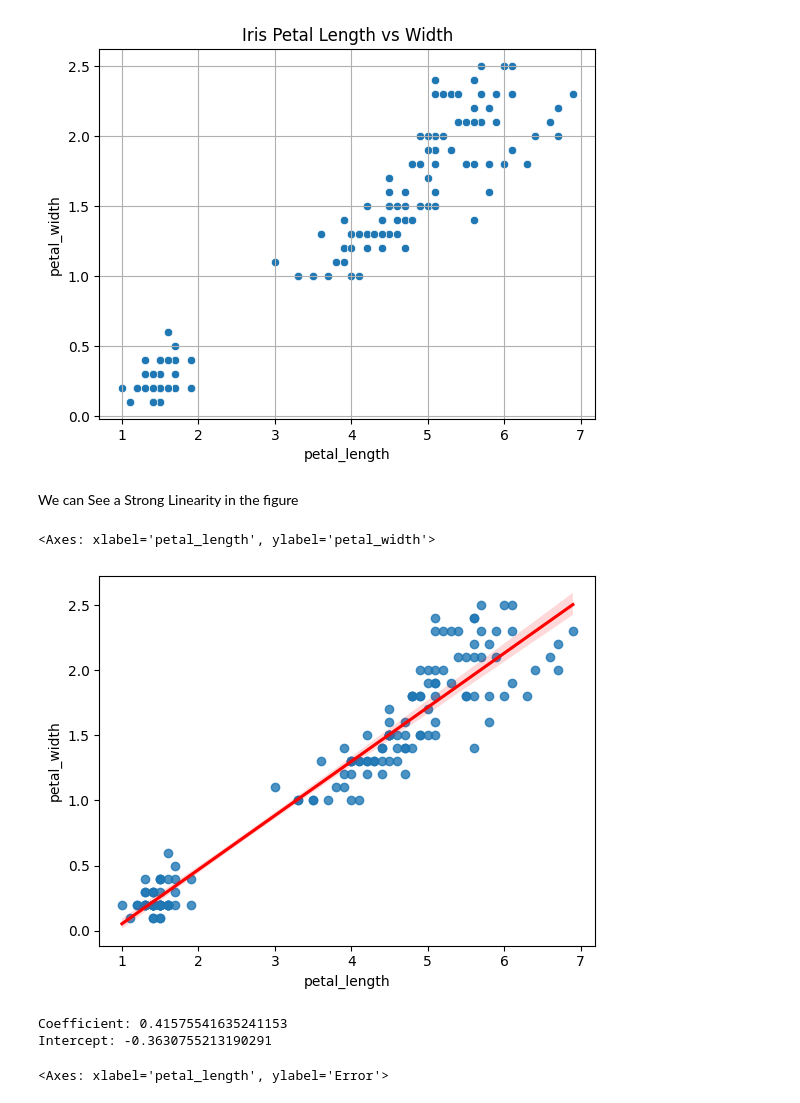
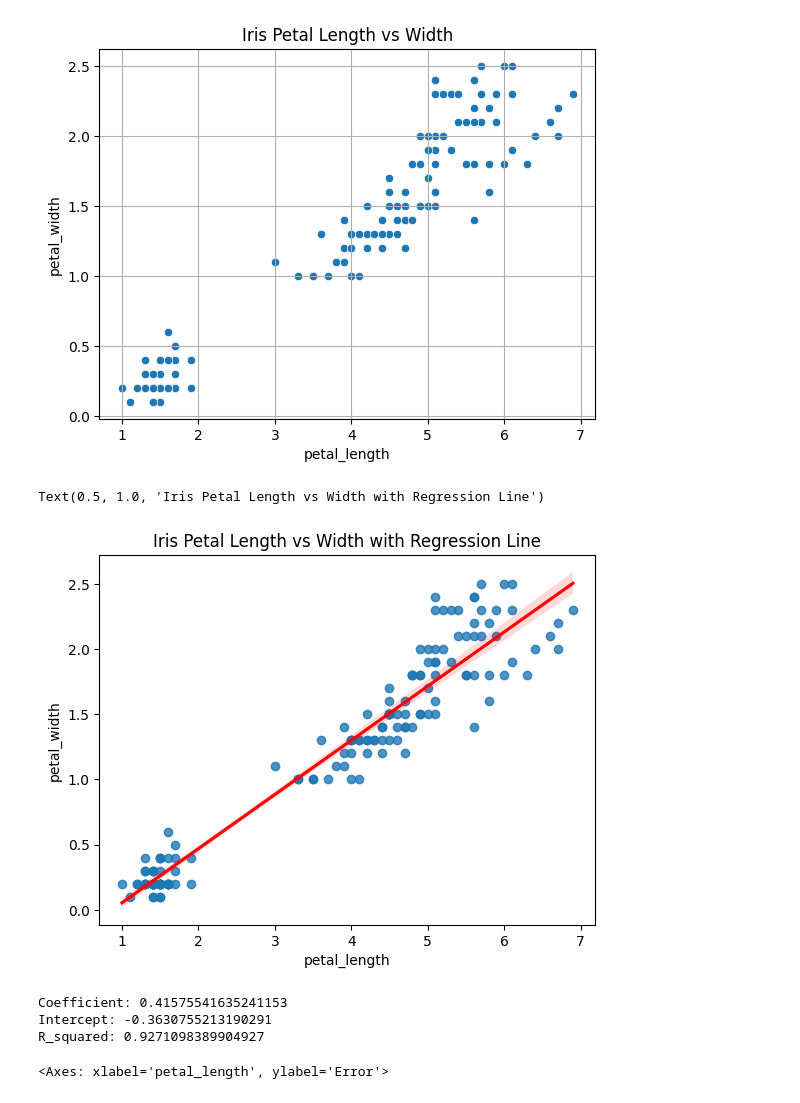
Before and after one commit to Shantaannu/Linear_regression, a Jupyter notebook: notebook/iris.ipynb, the cells around one changed output. Drawn from its saved outputs; the diff is of its cells as text; code cells hidden in the pictures.

```diff
--- a/notebook/iris.ipynb
+++ b/notebook/iris.ipynb
@@ -46,11 +32,11 @@ plt.close()
 # %% [output]
 [figure]
-# %% [markdown]
-We can See a Strong Linearity in the figure
 # %%
 sns.regplot(data =df, x = 'petal_length', y = 'petal_width', line_kws={"color":"r"})
+# Scatter plot with regression line showing the Linear relationship between petal length and petal width
+plt.title('Iris Petal Length vs Width with Regression Line')
 # %% [output]
-<Axes: xlabel='petal_length', ylabel='petal_width'>
+Text(0.5, 1.0, 'Iris Petal Length vs Width with Regression Line')
-[figure, old version]
+[figure, new version]
 # %%
 #Building a simple linear regression model
@@ -60,14 +46,16 @@ y = df['petal_width']
 # %%
 model = LinearRegression()
 model.fit(X, y)
-print("Coefficient:", model.coef_[0])
-print("Intercept:", model.intercept_)
 y_pred = model.predict(X)
 
 df['Error'] = y - y_pred
+print("Coefficient:", model.coef_[0])
+print("Intercept:", model.intercept_)
+print(f"R_squared: {model.score(X, y)}")
 # %% [output]
 Coefficient: 0.41575541635241153
 Intercept: -0.3630755213190291
+R_squared: 0.9271098389904927
 # %%
 #Error Analysis
 sns.scatterplot(data =df, x = 'petal_length', y = 'Error')
```
Also changed, not shown: parts of 5 cells of this notebook.
